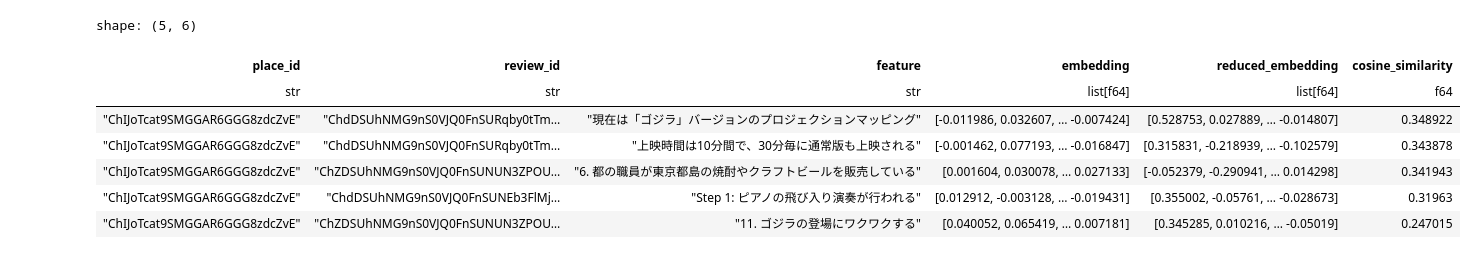
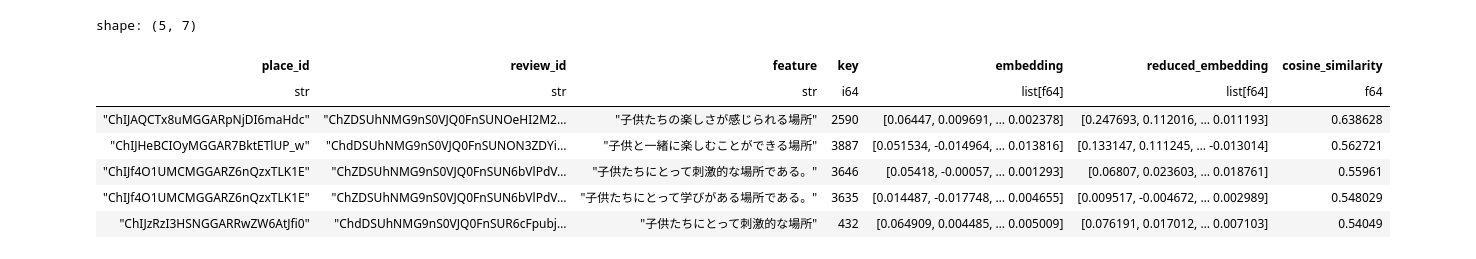
Before and after one commit to masaishi/ActiMap, a Jupyter notebook: exps/similarity.ipynb, the cells around one changed output. Cells and saved outputs as stored; diff of their text form; code cells hidden in the pictures.

```diff
--- a/exps/similarity.ipynb
+++ b/exps/similarity.ipynb
@@ -48,0 +59,4 @@ shape: (5, 5)
+# %%
+search_embedding2 = get_embedding("子供が楽しめる場所。できれば歴史に触れられると嬉しい。")
+sorted_embeddings = get_similarity(search_embedding2, embeddings)
+sorted_embeddings.head(5)
@@ -49,4 +72,5 @@ shape: (5, 5)
 # %%
-sorted_embeddings = get_similarity("外国人におすすめ", embeddings)
+search_embedding3 = get_embedding("クリエイティブな体験ができる場所")
+sorted_embeddings = get_similarity(search_embedding3, embeddings)
 sorted_embeddings.head(5)
 # %% [output]
@@ -61,3 +84,0 @@ shape: (5, 5)
-# %%
-sorted_embeddings = get_similarity("子供が楽しめる場所。できれば歴史に触れられると嬉しい。", embeddings)
-sorted_embeddings.head(5)
@@ -91,22 +103,15 @@ embeddings = pl.read_json(json_file_path)
 embedding_matrix = np.array(embeddings["embedding"].to_list())
 
 # Perform PCA to reduce dimensionality
-pca = PCA(n_components=50)  # Adjust the number of components as needed
+pca = PCA(n_components=200)  # Adjust the number of components as needed
 reduced_embeddings = pca.fit_transform(embedding_matrix)
 
 # Replace the original embeddings in the DataFrame with the reduced embeddings
 embeddings = embeddings.with_columns(pl.Series("reduced_embedding", reduced_embeddings.tolist()))
 
-def get_similarity(text, embeddings, pca):
-    # Get the sample embedding
-    sample_embedding = (
-        client.embeddings.create(input=text, model="text-embedding-ada-002")
-        .data[0]
-        .embedding
-    )
-
+def get_comp_similarity(search_embedding, embeddings, pca):
     # Reduce the dimensionality of the sample embedding
-    reduced_sample_embedding = pca.transform([sample_embedding])[0]
+    reduced_sample_embedding = pca.transform([search_embedding])[0]
 
     # Compute cosine similarity for each reduced embedding
     embeddings = embeddings.with_columns(
@@ -121,14 +148,13 @@ def get_similarity(text, embeddings, pca):
 # %%
 # Example usage
-text = "外国人におすすめ"
-sorted_embeddings = get_similarity(text, embeddings, pca)
+sorted_embeddings = get_comp_similarity(search_embedding2, embeddings, pca)
 sorted_embeddings.head(5)
 # %% [output]
-shape: (5, 6)
+shape: (5, 7)
-| place_id | review_id | feature | embedding | reduced_embedding | cosine_similarity |
-| str | str | str | list[f64] | list[f64] | f64 |
-| "ChIJoTcat9SMGGAR6GGG8zdcZvE" | "ChdDSUhNMG9nS0VJQ0FnSURqby0tTm… | "現在は「ゴジラ」バージョンのプロジェクションマッピング" | [-0.011986, 0.032607, … -0.007424] | [0.528753, 0.027889, … -0.014807] | 0.348922 |
-| "ChIJoTcat9SMGGAR6GGG8zdcZvE" | "ChdDSUhNMG9nS0VJQ0FnSURqby0tTm… | "上映時間は10分間で、30分毎に通常版も上映される" | [-0.001462, 0.077193, … -0.016847] | [0.315831, -0.218939, … -0.102579] | 0.343878 |
-| "ChIJoTcat9SMGGAR6GGG8zdcZvE" | "ChZDSUhNMG9nS0VJQ0FnSUNUN3ZPOU… | "6. 都の職員が東京都島の焼酎やクラフトビールを販売している" | [0.001604, 0.030078, … 0.027133] | [-0.052379, -0.290941, … 0.014298] | 0.341943 |
-| "ChIJoTcat9SMGGAR6GGG8zdcZvE" | "ChdDSUhNMG9nS0VJQ0FnSUNEb3FlMj… | "Step 1: ピアノの飛び入り演奏が行われる" | [0.012912, -0.003128, … -0.019431] | [0.355002, -0.05761, … -0.028673] | 0.31963 |
-| "ChIJoTcat9SMGGAR6GGG8zdcZvE" | "ChZDSUhNMG9nS0VJQ0FnSUNUN3ZPOU… | "11. ゴジラの登場にワクワクする" | [0.040052, 0.065419, … 0.007181] | [0.345285, 0.010216, … -0.05019] | 0.247015 |
+| place_id | review_id | feature | key | embedding | reduced_embedding | cosine_similarity |
+| str | str | str | i64 | list[f64] | list[f64] | f64 |
+| "ChIJAQCTx8uMGGARpNjDI6maHdc" | "ChZDSUhNMG9nS0VJQ0FnSUNOeHI2M2… | "子供たちの楽しさが感じられる場所" | 2590 | [0.06447, 0.009691, … 0.002378] | [0.247693, 0.112016, … 0.011193] | 0.638628 |
+| "ChIJHeBCIOyMGGAR7BktETlUP_w" | "ChdDSUhNMG9nS0VJQ0FnSUNON3ZDYi… | "子供と一緒に楽しむことができる場所" | 3887 | [0.051534, -0.014964, … 0.013816] | [0.133147, 0.111245, … -0.013014] | 0.562721 |
+| "ChIJf4O1UMCMGGARZ6nQzxTLK1E" | "ChZDSUhNMG9nS0VJQ0FnSUN6bVlPdV… | "子供たちにとって刺激的な場所である。" | 3646 | [0.05418, -0.00057, … 0.001293] | [0.06807, 0.023603, … 0.018761] | 0.55961 |
+| "ChIJf4O1UMCMGGARZ6nQzxTLK1E" | "ChZDSUhNMG9nS0VJQ0FnSUN6bVlPdV… | "子供たちにとって学びがある場所である。" | 3635 | [0.014487, -0.017748, … 0.004655] | [0.009517, -0.004672, … 0.002989] | 0.548029 |
+| "ChIJzRzI3HSNGGARRwZW6AtJfi0" | "ChdDSUhNMG9nS0VJQ0FnSUR6cFpubj… | "子供たちにとって刺激的な場所" | 432 | [0.064909, 0.004485, … 0.005009] | [0.076191, 0.017012, … 0.007103] | 0.54049 |
```
Also changed, not shown: parts of 14 cells of this notebook.
